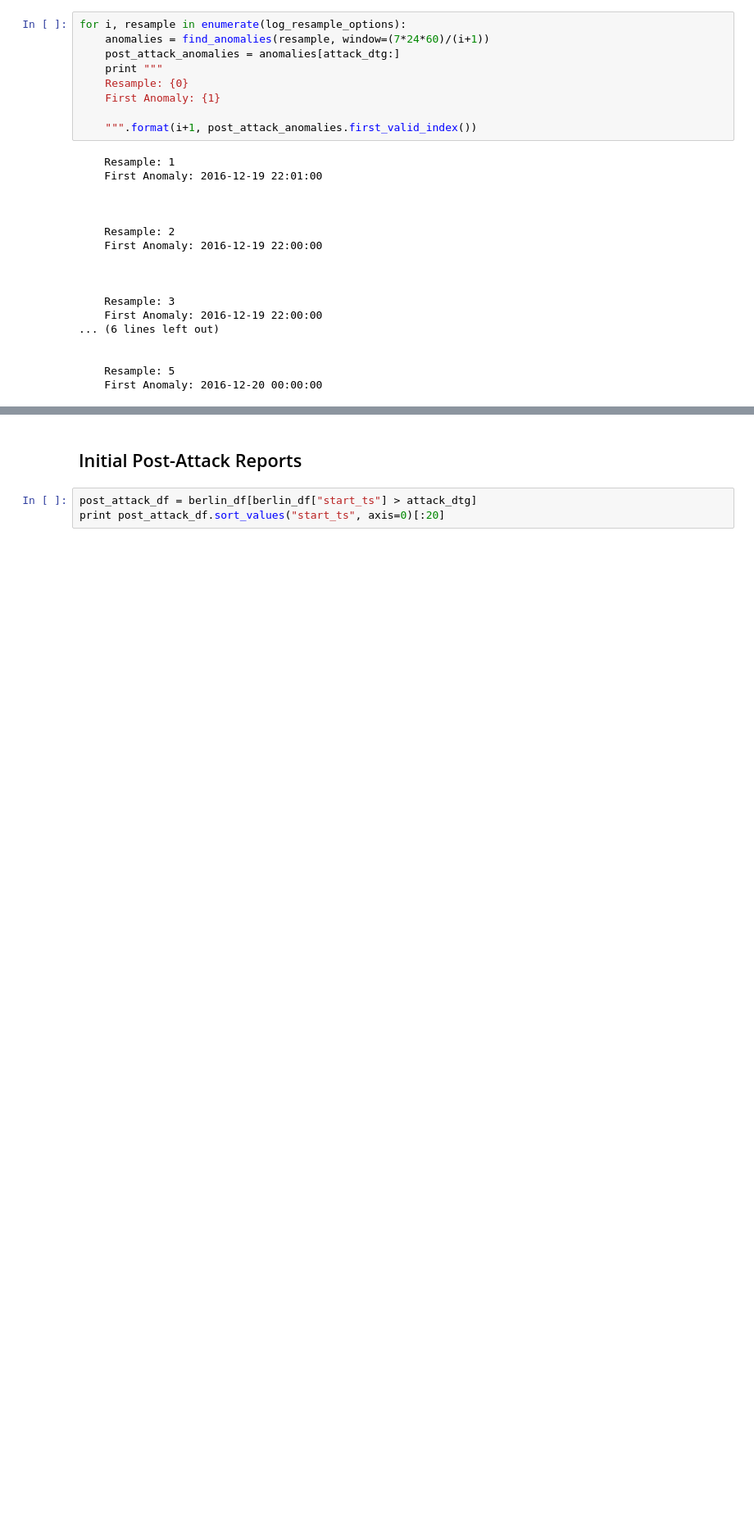
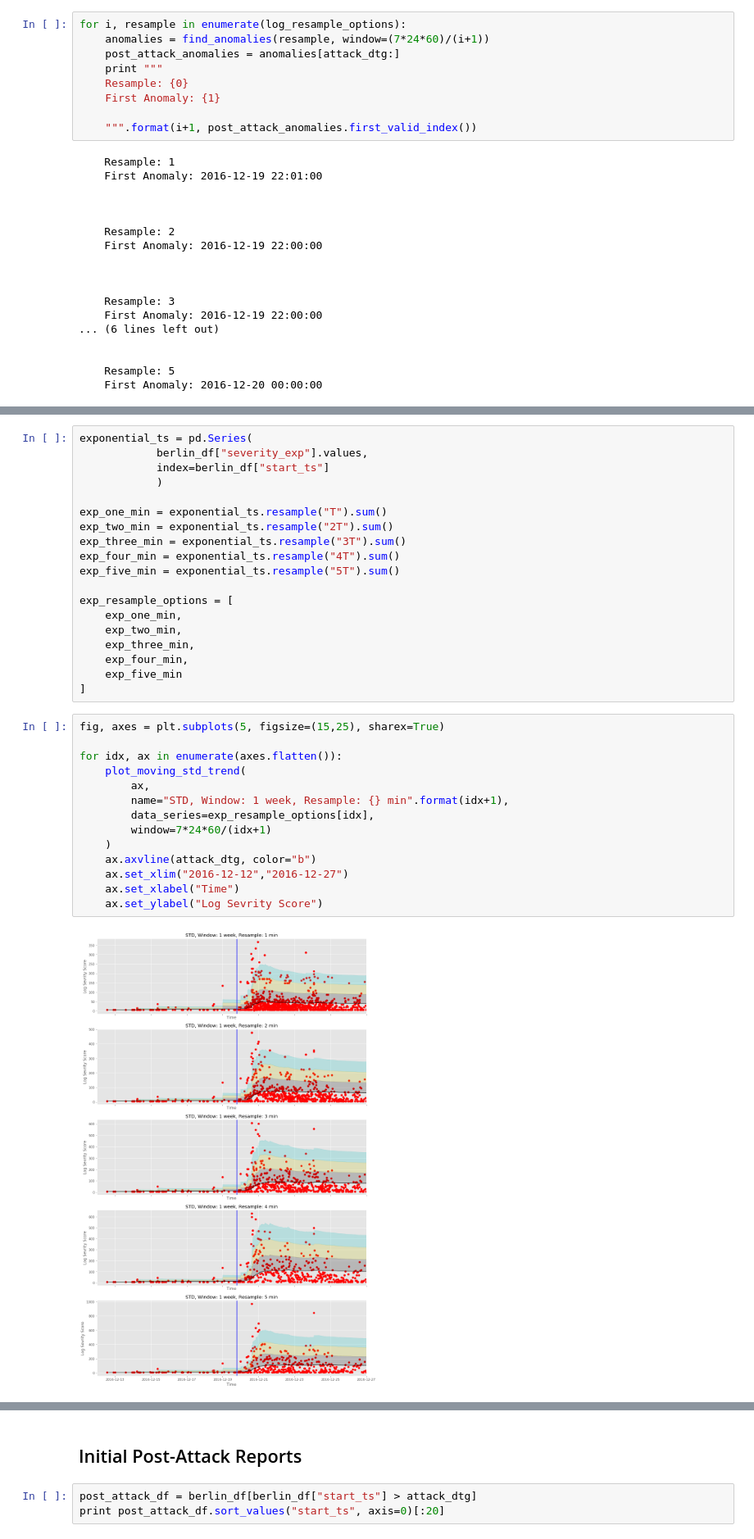
Before and after one commit to brendan-dorsey/stabilitas-thresholds, a Jupyter notebook: eda/initial_eda.ipynb, the cells around one changed output, grey strips where cells are left out. Shown at 82% size. Saved outputs shown, nothing was run; the diff lists cells and outputs as text; blank space fills up the shorter version.

Commit message:
Explore exponential severity scores

```diff
--- a/eda/initial_eda.ipynb
+++ b/eda/initial_eda.ipynb
@@ -943,0 +954,35 @@ for i, resample in enumerate(log_resample_options):
+# %%
+exponential_ts = pd.Series(
+            berlin_df["severity_exp"].values,
+            index=berlin_df["start_ts"]
+            )
+
+exp_one_min = exponential_ts.resample("T").sum()
+exp_two_min = exponential_ts.resample("2T").sum()
+exp_three_min = exponential_ts.resample("3T").sum()
+exp_four_min = exponential_ts.resample("4T").sum()
+exp_five_min = exponential_ts.resample("5T").sum()
+
+exp_resample_options = [
+    exp_one_min,
+    exp_two_min,
+    exp_three_min,
+    exp_four_min,
+    exp_five_min
+]
+# %%
+fig, axes = plt.subplots(5, figsize=(15,25), sharex=True)
+
+for idx, ax in enumerate(axes.flatten()):
+    plot_moving_std_trend(
+        ax,
+        name="STD, Window: 1 week, Resample: {} min".format(idx+1),
+        data_series=exp_resample_options[idx],
+        window=7*24*60/(idx+1)
+    )
+    ax.axvline(attack_dtg, color="b")
+    ax.set_xlim("2016-12-12","2016-12-27")
+    ax.set_xlabel("Time")
+    ax.set_ylabel("Log Sevrity Score")
+# %% [output]
+[figure, added]
```
Also changed, not shown: parts of 10 cells of this notebook.
